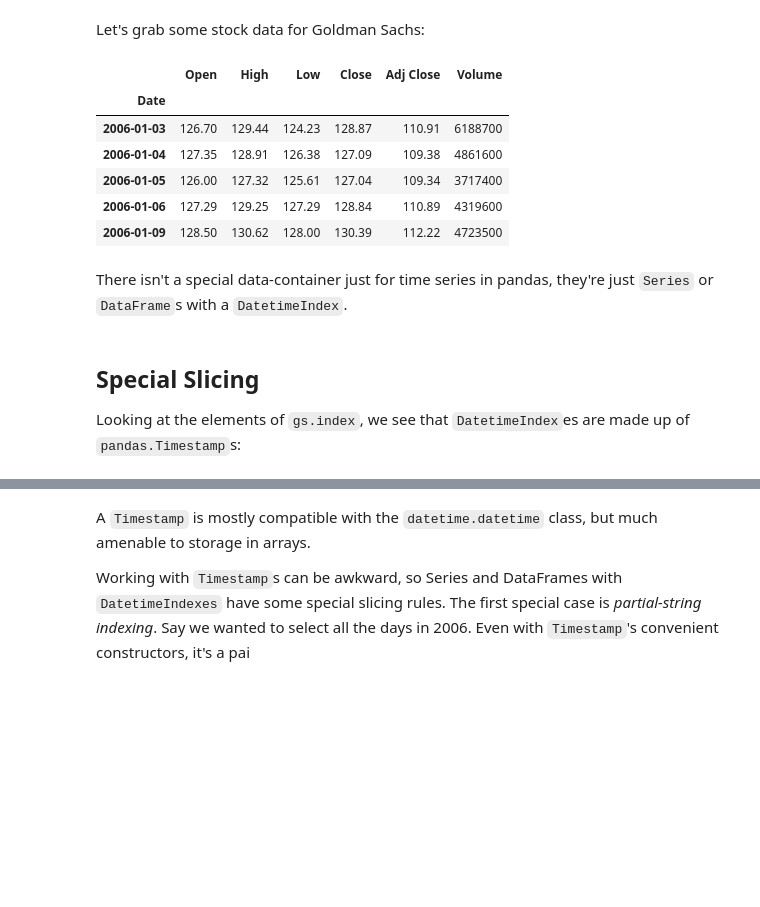
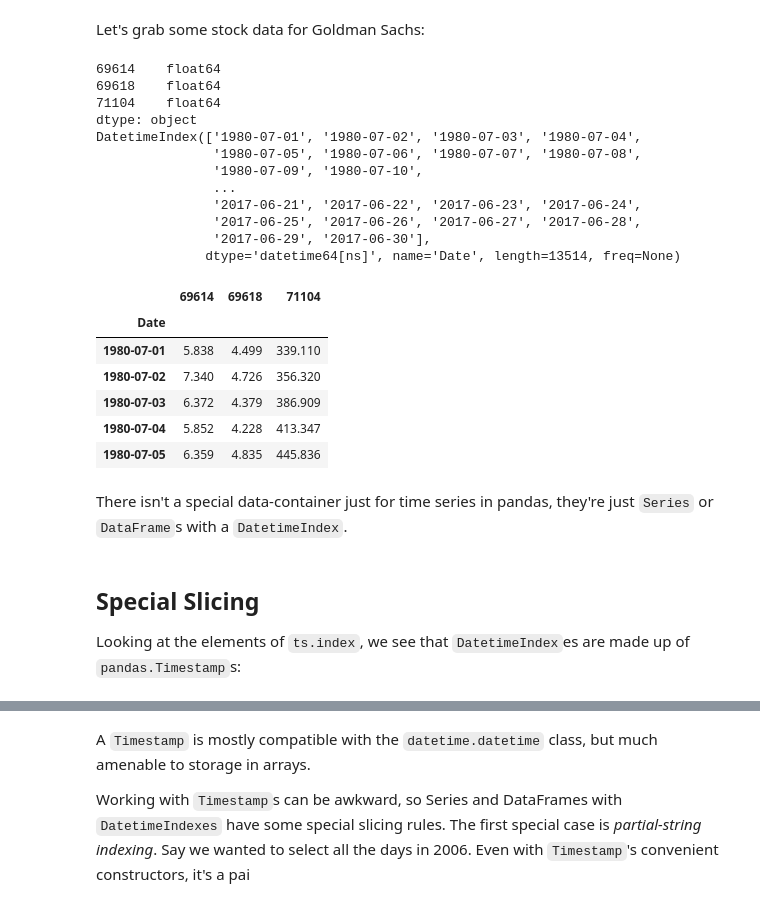
Before and after one commit to mullenkamp/EcanPythonCourse2019, a Jupyter notebook: jupyter/effective-pandas/modern_7_timeseries.ipynb, the cells around one changed output, grey strips where cells are left out. Cells and saved outputs as stored; diff of their text form; code cells hidden in the pictures; blank space fills up the shorter version.

```diff
--- a/jupyter/effective-pandas/modern_7_timeseries.ipynb
+++ b/jupyter/effective-pandas/modern_7_timeseries.ipynb
@@ -14,20 +14,34 @@ import matplotlib.pyplot as plt
 # %% [markdown]
 Let's grab some stock data for Goldman Sachs:
 # %%
-gs = pd.read_csv('sample_data.csv', index_col=['Date'], parse_dates=True, infer_datetime_format=True)
-gs.head().round(2)
+ts = pd.read_csv('sample_data2.csv', index_col=['Date'], parse_dates=True, infer_datetime_format=True)
+print(ts.dtypes)
+print(ts.index)
+ts.head()
 # %% [output]
+69614    float64
+69618    float64
+71104    float64
+dtype: object
+DatetimeIndex(['1980-07-01', '1980-07-02', '1980-07-03', '1980-07-04',
+               '1980-07-05', '1980-07-06', '1980-07-07', '1980-07-08',
+               '1980-07-09', '1980-07-10',
+               ...
+               '2017-06-21', '2017-06-22', '2017-06-23', '2017-06-24',
+               '2017-06-25', '2017-06-26', '2017-06-27', '2017-06-28',
+               '2017-06-29', '2017-06-30'],
+              dtype='datetime64[ns]', name='Date', length=13514, freq=None)
-|  | Open | High | Low | Close | Adj Close | Volume |
-| Date |  |  |  |  |  |  |
-| 2006-01-03 | 126.70 | 129.44 | 124.23 | 128.87 | 110.91 | 6188700 |
-| 2006-01-04 | 127.35 | 128.91 | 126.38 | 127.09 | 109.38 | 4861600 |
-| 2006-01-05 | 126.00 | 127.32 | 125.61 | 127.04 | 109.34 | 3717400 |
-| 2006-01-06 | 127.29 | 129.25 | 127.29 | 128.84 | 110.89 | 4319600 |
-| 2006-01-09 | 128.50 | 130.62 | 128.00 | 130.39 | 112.22 | 4723500 |
+|  | 69614 | 69618 | 71104 |
+| Date |  |  |  |
+| 1980-07-01 | 5.838 | 4.499 | 339.110 |
+| 1980-07-02 | 7.340 | 4.726 | 356.320 |
+| 1980-07-03 | 6.372 | 4.379 | 386.909 |
+| 1980-07-04 | 5.852 | 4.228 | 413.347 |
+| 1980-07-05 | 6.359 | 4.835 | 445.836 |
 # %% [markdown]
 There isn't a special data-container just for time series in pandas, they're just `Series` or `DataFrame`s with a `DatetimeIndex`.
 # %% [markdown]
 ## Special Slicing
 
-Looking at the elements of `gs.index`, we see that `DatetimeIndex`es are made up of `pandas.Timestamp`s:
+Looking at the elements of `ts.index`, we see that `DatetimeIndex`es are made up of `pandas.Timestamp`s:
 # %%
```
Also changed, not shown: parts of 12 cells of this notebook, 3 other files.
